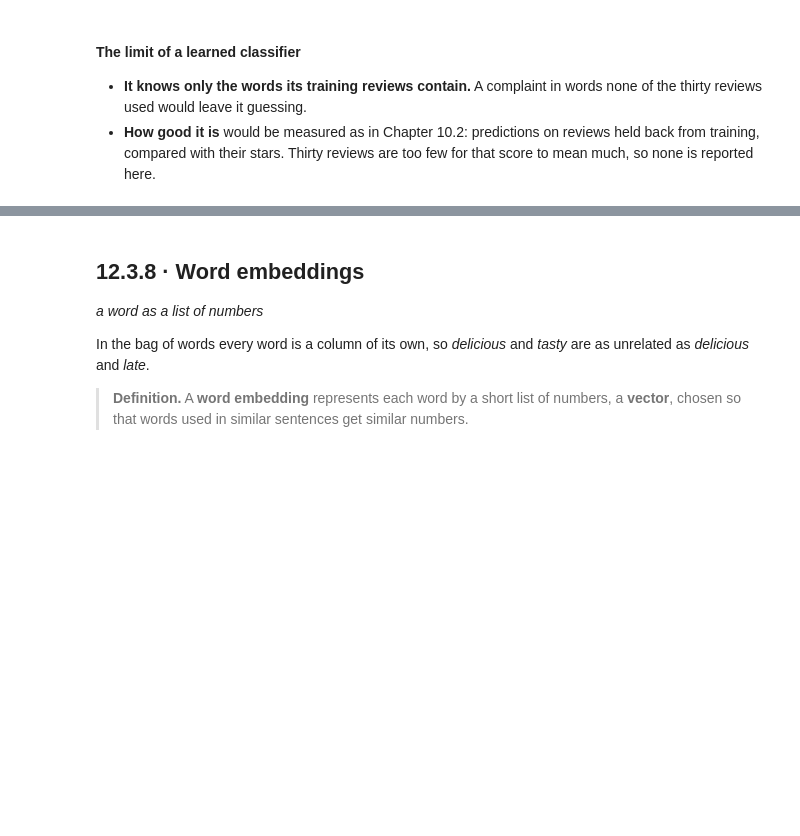
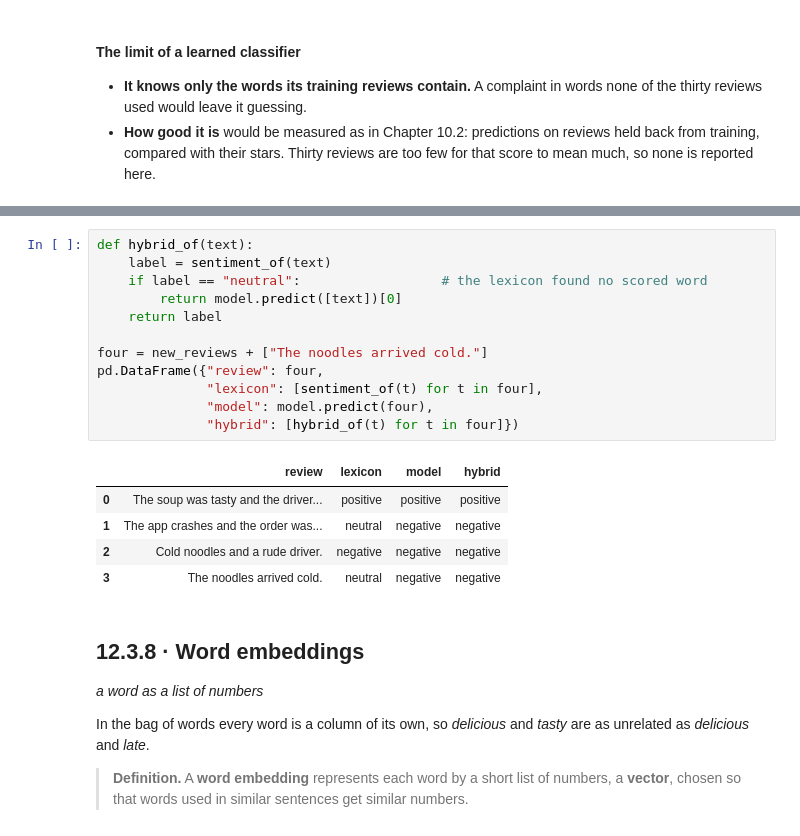
Before and after one commit to payakorn/888102-student, a Jupyter notebook: ch12_3_Types_of_Sentiment_Analysis.ipynb, the cells around one changed output, grey strips where cells are left out. Drawn from its saved outputs; the diff is of its cells as text; blank space fills up the shorter version.

```diff
--- a/ch12_3_Types_of_Sentiment_Analysis.ipynb
+++ b/ch12_3_Types_of_Sentiment_Analysis.ipynb
@@ -525,3 +553,21 @@ learned[learned[["negative", "positive"]].sum(axis=1) >= 3].sort_values("leans",
+# %%
+def hybrid_of(text):
+    label = sentiment_of(text)
+    if label == "neutral":                  # the lexicon found no scored word
+        return model.predict([text])[0]
+    return label
+
+four = new_reviews + ["The noodles arrived cold."]
+pd.DataFrame({"review": four,
+              "lexicon": [sentiment_of(t) for t in four],
+              "model": model.predict(four),
+              "hybrid": [hybrid_of(t) for t in four]})
+# %% [output]
+|  | review | lexicon | model | hybrid |
+| 0 | The soup was tasty and the driver... | positive | positive | positive |
+| 1 | The app crashes and the order was... | neutral | negative | negative |
+| 2 | Cold noodles and a rude driver. | negative | negative | negative |
+| 3 | The noodles arrived cold. | neutral | negative | negative |
 # %% [markdown]
 ## 12.3.8 · Word embeddings
 
```
Also changed, not shown: parts of 18 cells of this notebook.
